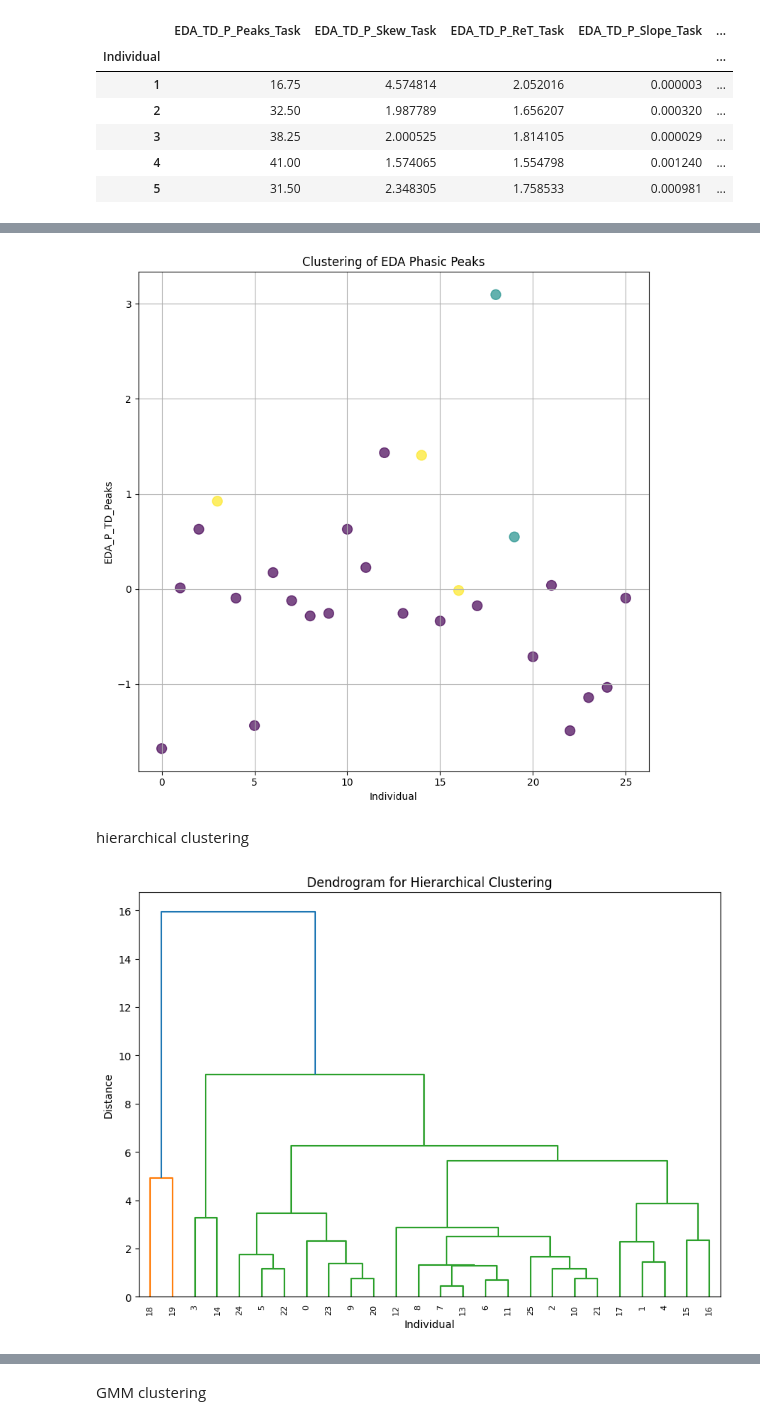
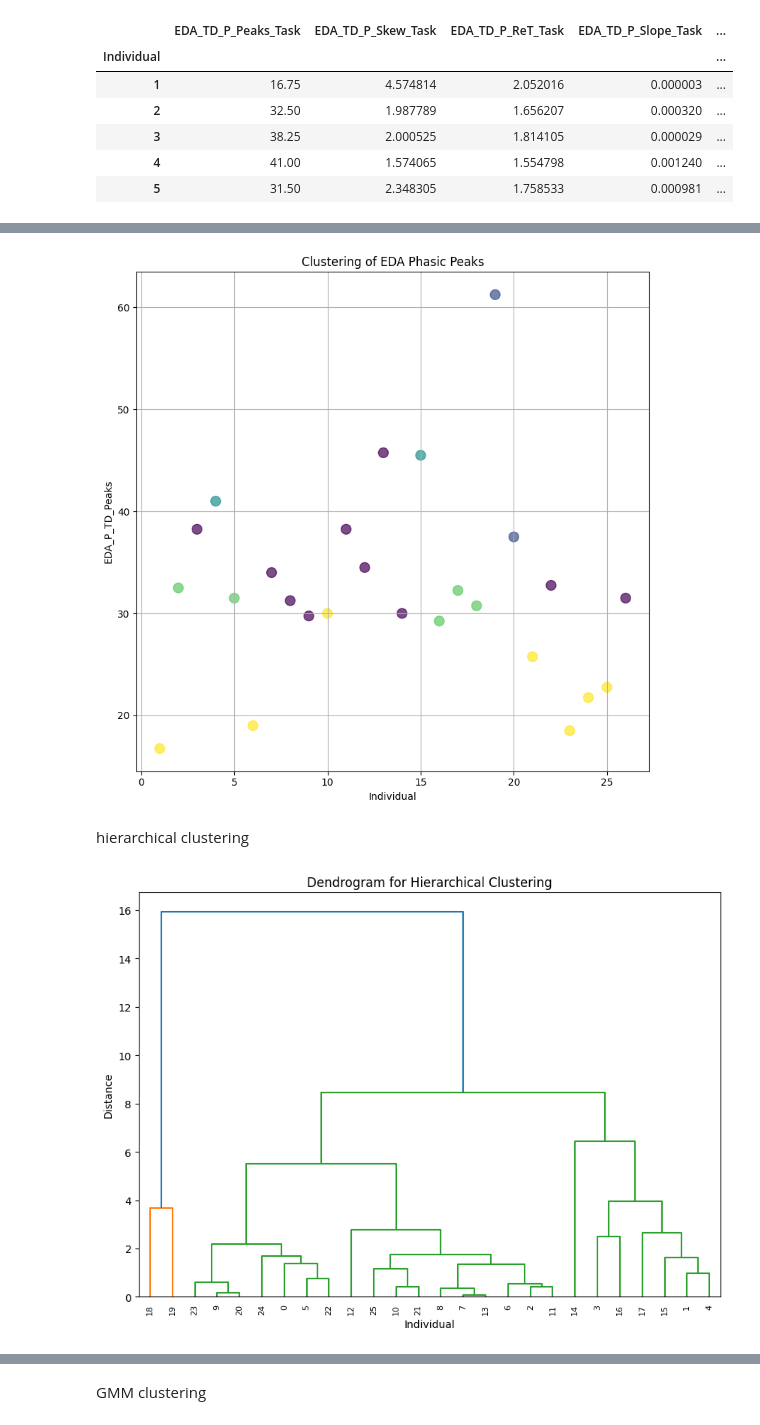
Before and after one commit to raquelmdtum/CDA-case2, a Jupyter notebook: case2_bia.ipynb, the cells around one changed output, grey strips where cells are left out. Drawn from its saved outputs; the diff is of its cells as text; code cells hidden in the pictures.

```diff
--- a/case2_bia.ipynb
+++ b/case2_bia.ipynb
@@ -353,3 +353,17 @@ task_data.head()
 scaler = StandardScaler()
 task_data_scaled = scaler.fit_transform(task_data)
 task_data_scaled = pd.DataFrame(task_data_scaled, columns=task_data.columns)
+# %%
+# PCA to reduce dimensionality
+# Perform PCA analysis to find the number of components to keep
+pca = PCA()
+pca.fit(task_data_scaled)
+per_var = np.round(pca.explained_variance_ratio_*100, decimals = 1)
+
+plt.figure(figsize = (10,6))
+plt.plot(range(1, len(per_var)+1), per_var.cumsum(), marker = "o", linestyle = "--")
+plt.grid()
+plt.ylabel("Percentage Cumulative of Explained Variance")
+plt.xlabel("Number of Components")
+plt.title("Explained Variance by Component")
+plt.show()
@@ -356,4 +372,3 @@ task_data_scaled = pd.DataFrame(task_data_scaled, columns=task_data.columns)
 # %%
-# PCA to reduce dimensionality
-pca = PCA(n_components=2)
-X_pca = pca.fit_transform(task_data_scaled)
+pca = PCA(n_components = 3)
+task_data_scaled_reduced = pca.fit_transform(task_data_scaled)
@@ -362,19 +467,17 @@ try gap statistics instead
 # %%
 # Elbow method: Calculate inertia for k from 1 to 10
-inertias = []
-K_range = range(1, 11)
-
-for k in K_range:
-    kmeans = KMeans(n_clusters=k, random_state=42)
-    kmeans.fit(task_data_scaled)
-    inertias.append(kmeans.inertia_)
+WCSS = []
+for i in range(1,27):
+  kmeans_pca = KMeans(n_clusters = i, init = "k-means++", random_state = 42, n_init='auto')
+  kmeans_pca.fit(task_data_scaled_reduced)
+  WCSS.append(kmeans_pca.inertia_)
 
 # Plot elbow curve
 plt.figure(figsize=(8, 5))
-plt.plot(K_range, inertias, marker='o')
-plt.title("Elbow Curve for Clustering Physiological % Changes")
+plt.plot(range(1,27), WCSS, marker='o')
+plt.title("Elbow Curve for Clustering Physiological Changes")
 plt.xlabel("Number of Clusters")
-plt.ylabel("Inertia")
+plt.ylabel("WCSS")
 plt.grid(True)
 plt.tight_layout()
 plt.show()
@@ -399,7 +502,7 @@ plt.show()
 # %%
 # Plot the results
 plt.figure(figsize=(8, 8))
-plt.scatter(task_data_scaled.index, task_data_scaled["EDA_TD_P_Peaks_Task"],
+plt.scatter(task_data.index, task_data["EDA_TD_P_Peaks_Task"],
             c=labels_kmeans, cmap="viridis", s=100, alpha=0.7)
 plt.title("Clustering of EDA Phasic Peaks")
 plt.xlabel("Individual")
@@ -408,22 +511,22 @@ plt.grid(True)
 plt.tight_layout()
 plt.show()
 # %% [output]
-[figure, old version]
+[figure, new version]
 # %% [markdown]
 hierarchical clustering
 # %%
 
 # Create a dendrogram to visualize how clusters are formed
 plt.figure(figsize=(10, 7))
-Z = linkage(task_data_scaled, method='ward', metric='euclidean')
+Z = linkage(task_data_scaled_reduced, method='ward', metric='euclidean')
 dendrogram(Z, leaf_rotation=90.,
     leaf_font_size=8.,
     truncate_mode='lastp')
 plt.title('Dendrogram for Hierarchical Clustering')
 plt.xlabel('Individual')
 plt.ylabel('Distance')
 plt.show()
 # %% [output]
-[figure, old version]
+[figure, new version]
 # %%
 # Fit Hierarchical Clustering
```
Also changed, not shown: parts of 21 cells of this notebook.
